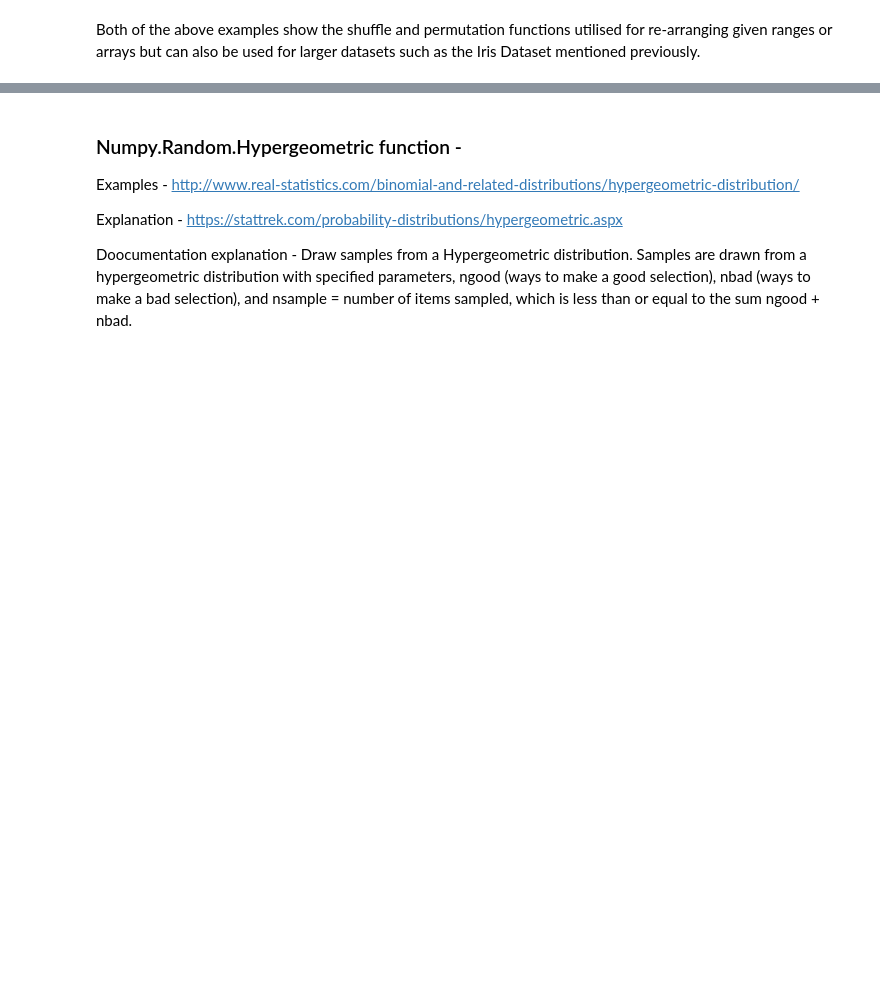
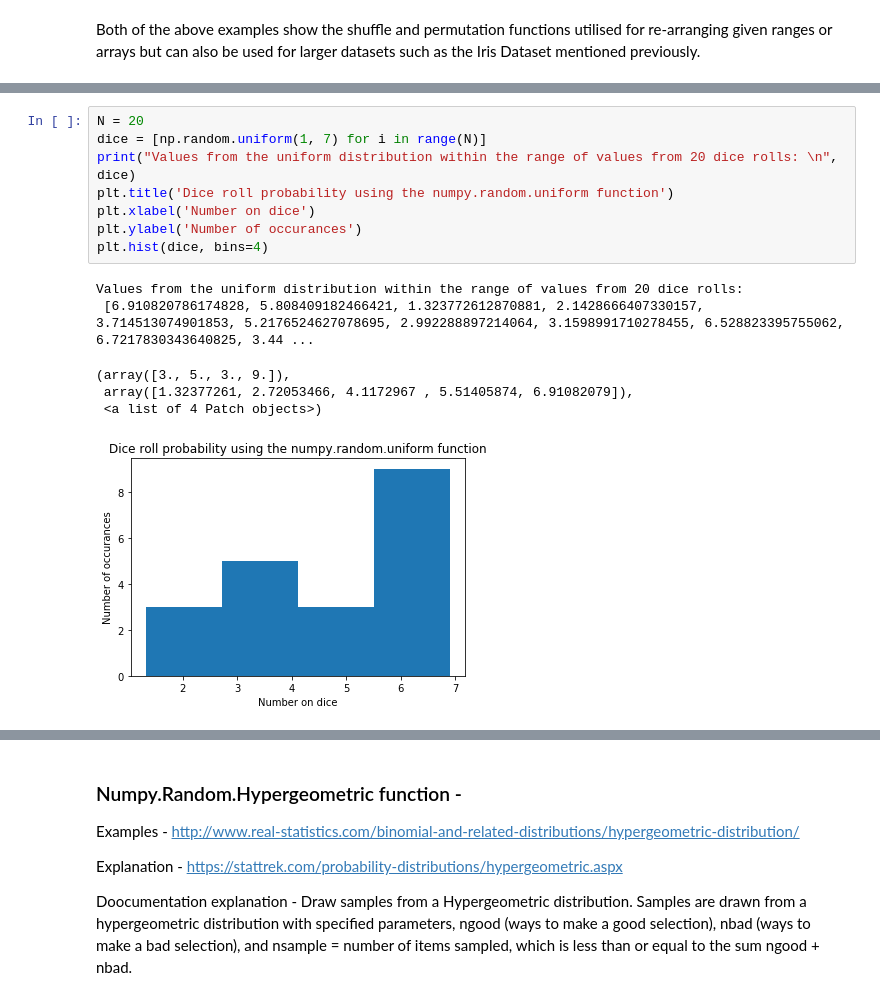
Before and after one commit to ShaunaB93/Programming-for-Data-Analysis-Assignement, a Jupyter notebook: Rough workings notebook 2.ipynb, the cells around one changed output, grey strips where cells are left out. Drawn from its saved outputs; the diff is of its cells as text; blank space fills up the shorter version.

Commit message:
Add files via upload
Updated distributions sections with working for example graphs and calculations

```diff
--- a/Rough workings notebook 2.ipynb
+++ b/Rough workings notebook 2.ipynb
@@ -193,0 +184,15 @@ Samples are drawn from a binomial distribution with specified parameters, n tria
+# %%
+N = 20
+dice = [np.random.uniform(1, 7) for i in range(N)]
+print("Values from the uniform distribution within the range of values from 20 dice rolls: \n", dice)
+plt.title('Dice roll probability using the numpy.random.uniform function')
+plt.xlabel('Number on dice')
+plt.ylabel('Number of occurances')
+plt.hist(dice, bins=4)
+# %% [output]
+Values from the uniform distribution within the range of values from 20 dice rolls:
+ [6.910820786174828, 5.808409182466421, 1.323772612870881, 2.1428666407330157, 3.714513074901853, 5.2176524627078695, 2.992288897214064, 3.1598991710278455, 6.528823395755062, 6.7217830343640825, 3.44 ...
+(array([3., 5., 3., 9.]),
+ array([1.32377261, 2.72053466, 4.1172967 , 5.51405874, 6.91082079]),
+ <a list of 4 Patch objects>)
+[figure, added]
```
Also changed, not shown: parts of 20 cells of this notebook.
